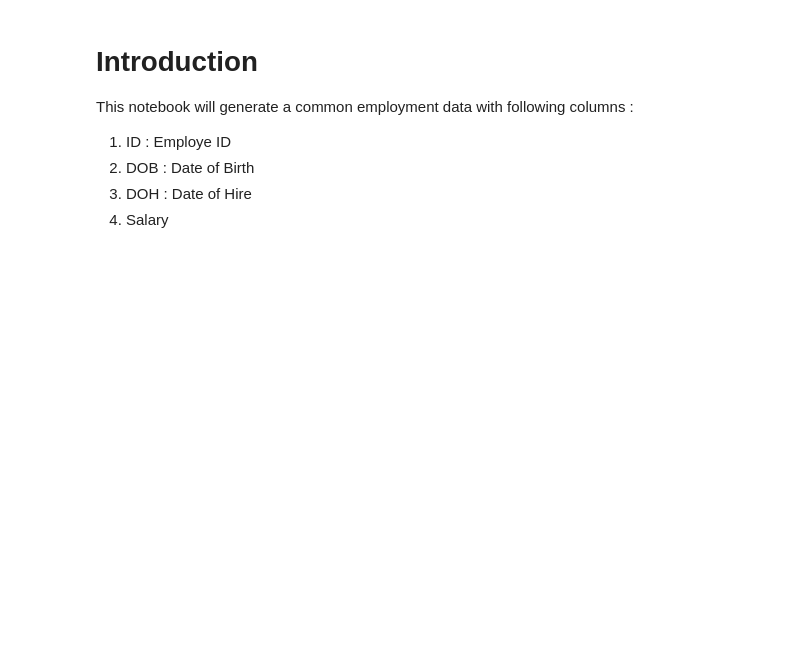
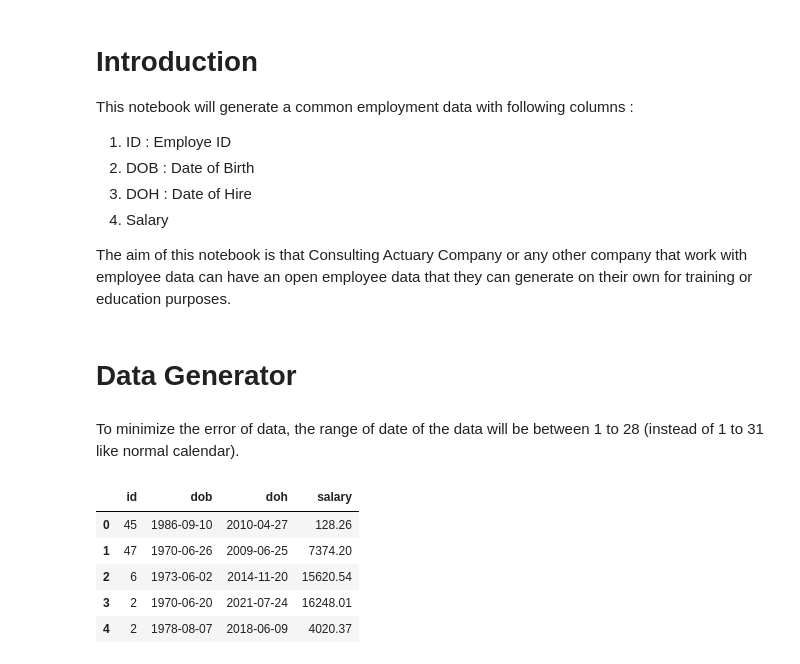
Before and after one commit to leonv1602/post-employment-benefit, a Jupyter notebook: data-generator.ipynb, the cells around one changed output. Saved outputs shown, nothing was run; the diff lists cells and outputs as text; code cells hidden in the pictures; blank space fills up the shorter version.

Commit message:
add some explanation in data-generator

```diff
--- a/data-generator.ipynb
+++ b/data-generator.ipynb
@@ -6,4 +6,10 @@ This notebook will generate a common employment data with following columns :
 2. DOB : Date of Birth
 3. DOH : Date of Hire
 4. Salary
+
+The aim of this notebook is that Consulting Actuary Company or any other company that work with employee data can have an open employee data that they can generate on their own for training or education purposes.
+# %% [markdown]
+# Data Generator
+# %% [markdown]
+To minimize the error of data, the range of date of the data will be between 1 to 28 (instead of 1 to 31 like normal calendar).
 # %%
@@ -13,9 +20,18 @@ import datetime
 # %%
-emp_counts = 50
+emp_counts = 5 # Length of Data
+
+# Creating DataFrame
 data = pd.DataFrame(data = {"id" : np.random.randint(0, emp_counts*10, emp_counts),
-                            'dob' : [str(np.random.randint(1940, 1999)) + '-' + str(np.random.randint(1,12)) + '-' + str(np.random.randint(1,31)) for i in range (emp_counts)],
-                            'doh' : [str(np.random.randint(2010, 2022)) + '-' + str(np.random.randint(1,12)) + '-' + str(np.random.randint(1,31)) for i in range (emp_counts)],
-                            'salary' : np.round(np.random.randn(emp_counts)**2*1e3,2)})
+                            'dob' : [str(np.random.randint(1970, 2001)) + '-' + str(np.random.randint(1,12)) + '-' + str(np.random.randint(1,29)) for i in range (emp_counts)],
+                            'doh' : [str(np.random.randint(2008, 2022)) + '-' + str(np.random.randint(1,12)) + '-' + str(np.random.randint(1,29)) for i in range (emp_counts)],
+                            'salary' : np.round(np.random.randn(emp_counts)**2*1e4,2)})
 data['dob'] = pd.to_datetime(data['dob'])
 data['doh'] = pd.to_datetime(data['doh'])
 data
+# %% [output]
+|  | id | dob | doh | salary |
+| 0 | 45 | 1986-09-10 | 2010-04-27 | 128.26 |
+| 1 | 47 | 1970-06-26 | 2009-06-25 | 7374.20 |
+| 2 | 6 | 1973-06-02 | 2014-11-20 | 15620.54 |
+| 3 | 2 | 1970-06-20 | 2021-07-24 | 16248.01 |
+| 4 | 2 | 1978-08-07 | 2018-06-09 | 4020.37 |
```
Also changed, not shown: parts of 11 cells of this notebook, 5 other files.
